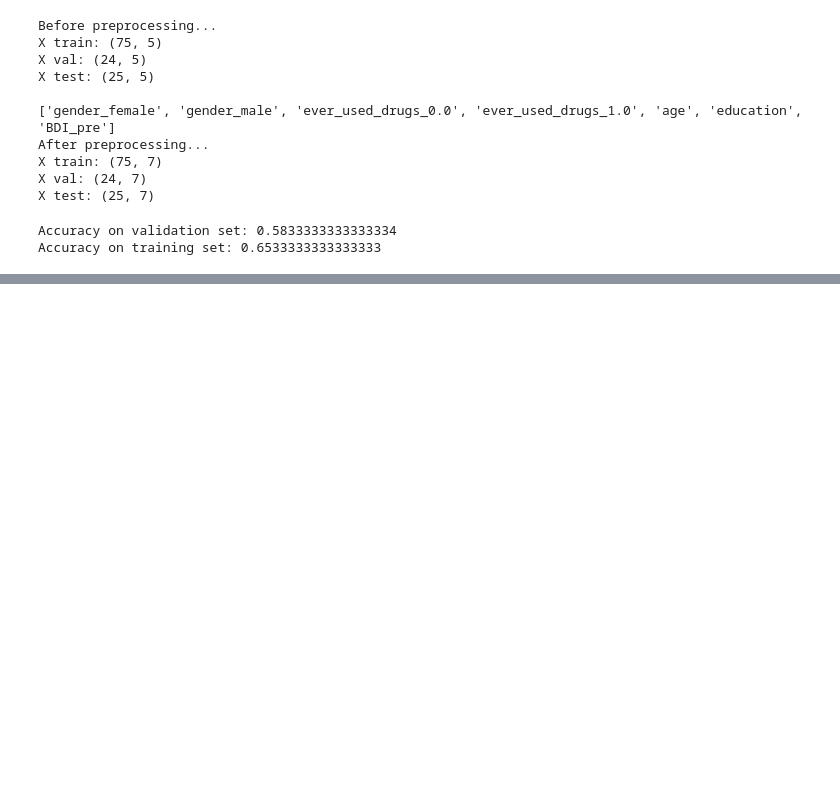
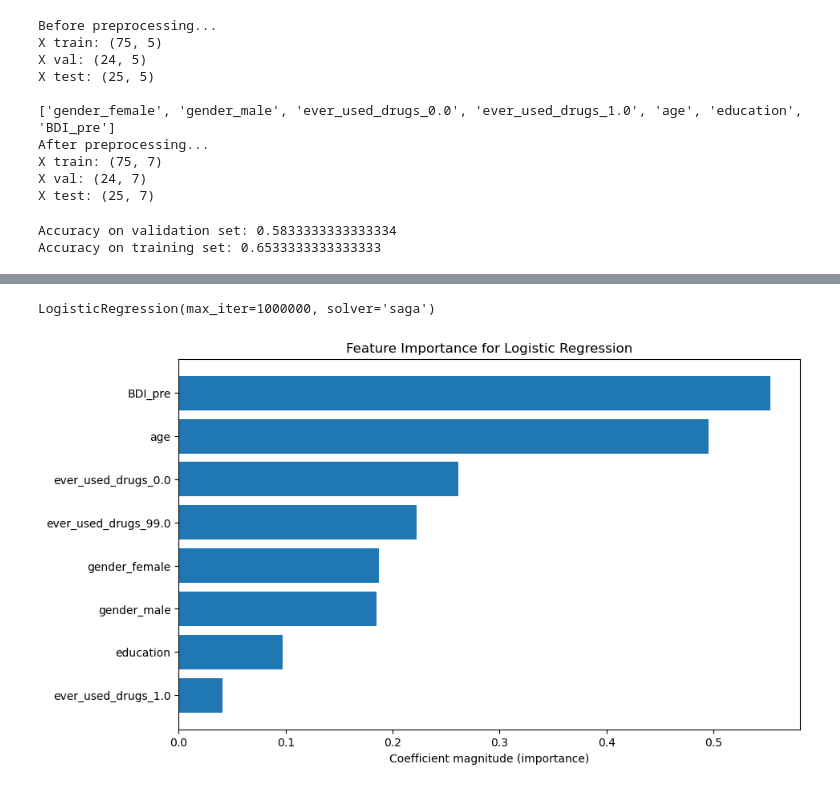
Before and after one commit to s-bao/tdbrain-model, a Jupyter notebook: code/mdd_models/responder.ipynb, the cells around one changed output, grey strips where cells are left out. Saved outputs shown, nothing was run; the diff lists cells and outputs as text; code cells hidden in the pictures; blank space fills up the shorter version.

```diff
--- a/code/mdd_models/responder.ipynb
+++ b/code/mdd_models/responder.ipynb
@@ -231,0 +351,9 @@ p-value: 0.3866133866133866
+# %%
+file = open('../../results/mdd/SimpleLogisticRegression_accuracy_responder.save', 'rb')
+best_models, test_scores, perm_pvalues = pickle.load(file)
+file.close()
+
+# get best model
+top_one_index = np.argsort(test_scores)[-1:][0]
+best_model = best_models[top_one_index]
+best_model
@@ -231,0 +379,30 @@ p-value: 0.3866133866133866
+# %%
+log_reg_model = best_model.named_steps['logisticregression']
+print(log_reg_model)
+
+# get the preprocessed feature names
+preprocessor = best_model.named_steps['columntransformer']
+onehot_columns = preprocessor.named_transformers_['onehot'].get_feature_names_out()
+numeric_columns = std_ftrs
+feature_names = np.concatenate([onehot_columns, numeric_columns])
+
+# get coefficients
+coefs = log_reg_model.coef_[0]  # binary classification
+
+# Put in dataframe
+feat_imp = pd.DataFrame({
+    'feature': feature_names,
+    'importance': np.abs(coefs),
+    'coef': coefs
+}).sort_values(by='importance', ascending=False)
+
+# plot
+plt.figure(figsize=(10,6))
+plt.barh(feat_imp['feature'], feat_imp['importance'])
+plt.gca().invert_yaxis()
+plt.xlabel('Coefficient magnitude (importance)')
+plt.title('Feature Importance for Logistic Regression')
+plt.show()
+# %% [output]
+LogisticRegression(max_iter=1000000, solver='saga')
+[figure, added]
```
Also changed, not shown: parts of 10 cells of this notebook, 42 other files.
